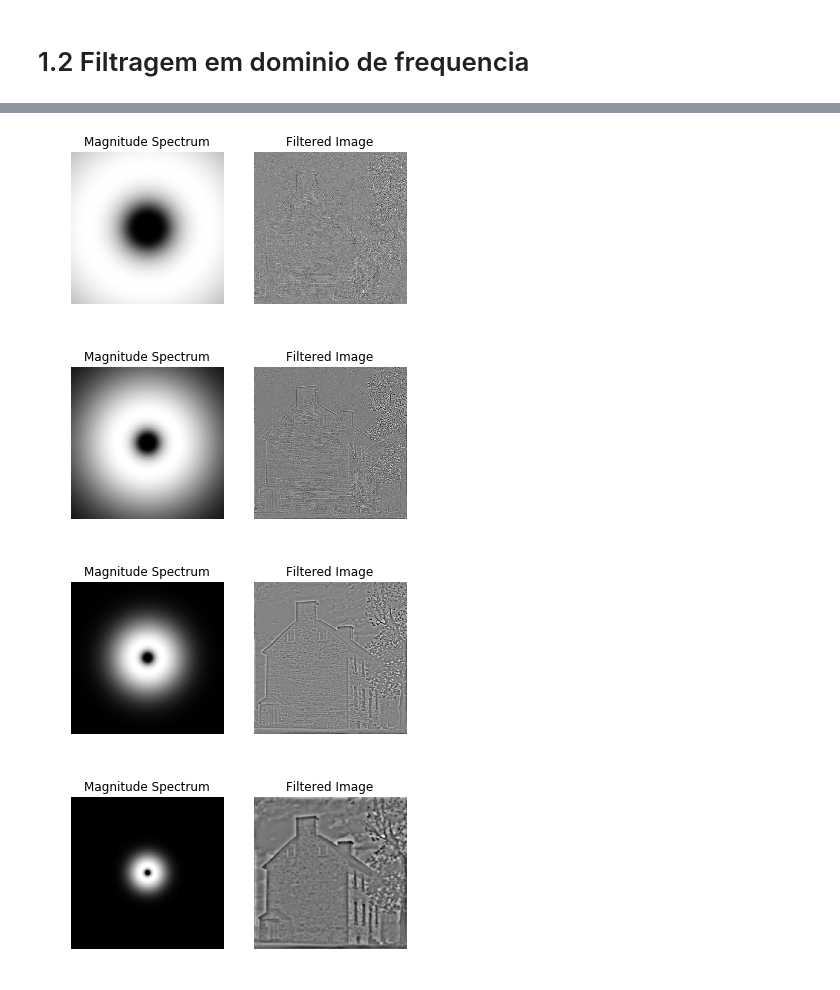
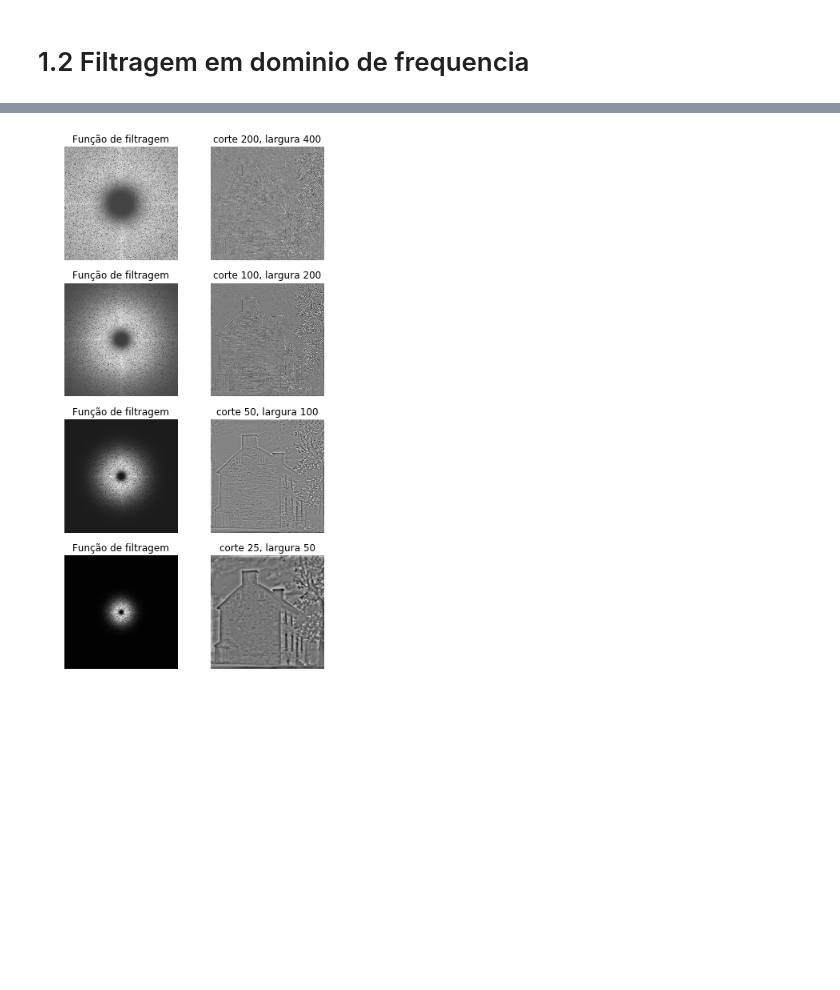
Before and after one commit to AllanNozomu/MC920, a Jupyter notebook: trabalho1/Trabalho 1.ipynb, the cells around one changed output, grey strips where cells are left out. Saved outputs shown, nothing was run; the diff lists cells and outputs as text; code cells hidden in the pictures; blank space fills up the shorter version.

```diff
--- a/trabalho1/Trabalho 1.ipynb
+++ b/trabalho1/Trabalho 1.ipynb
@@ -14,9 +20,12 @@ def save_image(img, name):
 # %%
 # Load some images (all the examples will use this image)
+
 img = cv2.imread("house.png")
 img = cv2.cvtColor(img, cv2.COLOR_RGB2GRAY)
 img = img / 255
 
+plt.rcParams["figure.figsize"] = (8,4)
+
 plt.imshow(img, cmap=plt.cm.gray)
 plt.title("Imagem original"), plt.axis('off')
 plt.show()
@@ -147,0 +186,17 @@ plt.show()
+# %%
+# Helper function to calcultate distances to do the gaussian filter from the center
+def calc_distances(shape):
+    # calculate the center point
+    rows, cols = shape
+    mid_row, mid_col = rows // 2 + rows % 2, cols // 2 + cols % 2
+
+    # put the indices distances from the middle
+    indices = np.indices(shape)
+    indices[0] = abs(indices[0] - mid_row)
+    indices[1] = abs(indices[1] - mid_col)
+
+    # calculate the distances
+    return np.sqrt(indices[0] ** 2 + indices[1] ** 2)
+
+# Use this distaces matrix in all frequency filters
+distances = calc_distances(shift_image.shape)
@@ -220,36 +251,24 @@ for i in [200,25,10,2]:
 # %%
-def gaussian_band_pass_mask(shape, cut, width):
-    indices = np.indices(shape)
-    rows, cols = shape
-    mid_row, mid_col = rows // 2 + rows % 2, cols // 2 + cols % 2
-    indices[0] = abs(indices[0] - mid_row)
-    indices[1] = abs(indices[1] - mid_col)
+def gaussian_band_pass_mask(distances, cut, width):
+    return np.exp(-(((distances ** 2 - cut ** 2) / (width * distances)) ** 2))
 
-    distances = np.sqrt(indices[0] ** 2 + indices[1] ** 2)
-    mask = np.exp(-(((distances ** 2 - cut ** 2) / (width * distances)) ** 2))
-    return mask
+counter = 1
+for i in [200,100,50,25]:
+    mask = gaussian_band_pass_mask(distances, i, i * 2)
 
-for i in [200,100,50,25]:
-    shift_image = np.fft.fftshift(fft_image)
-    mask = gaussian_band_pass_mask(shift_image.shape, i, i * 2)
-    shift_image = shift_image * mask
+    shift_new_image = shift_image * mask
+    shift_new_image = np.fft.ifftshift(shift_new_image)
+    new_image = np.fft.ifft2(shift_new_image).real
 
-    function_mask = np.log(np.abs(mask) + 1)
-    plt.subplot(121), plt.imshow(function_mask, cmap = 'gray')
-    plt.title('Magnitude Spectrum'), plt.axis('off')
+    plt.subplot(4,2,counter), plt.imshow(magnitude_spectrum*mask, cmap = 'gray')
+    plt.title('Função de filtragem'), plt.axis('off')
 
-    shift_image = np.fft.ifftshift(shift_image)
-    new_image = np.fft.ifft2(shift_image).real
+    plt.subplot(4,2,counter + 1), plt.imshow(new_image, cmap = 'gray')
+    plt.title('corte {}, largura {}'.format(i, i * 2)), plt.axis('off')
 
-    plt.subplot(122), plt.imshow(new_image, cmap = 'gray')
-    plt.title('Filtered Image'), plt.axis('off')
-    plt.show()
-
-    save_image(function_mask * 255, 'results/exercicio2passa_faixa{}.png'.format(i))
-    save_image(new_image, 'results/exercicio2passa_faixa{}img.png'.format(i))
+    counter += 2
+plt.savefig('results/exercicio2passa_faixa.png', bbox_inches = 'tight', pad_inches = 0.1)
+plt.show()
 # %% [output]
-[figure, old version]
+[figure, new version]
-[figure, removed]
-[figure, removed]
-[figure, removed]
 # %%
```
Also changed, not shown: parts of 15 cells of this notebook.
